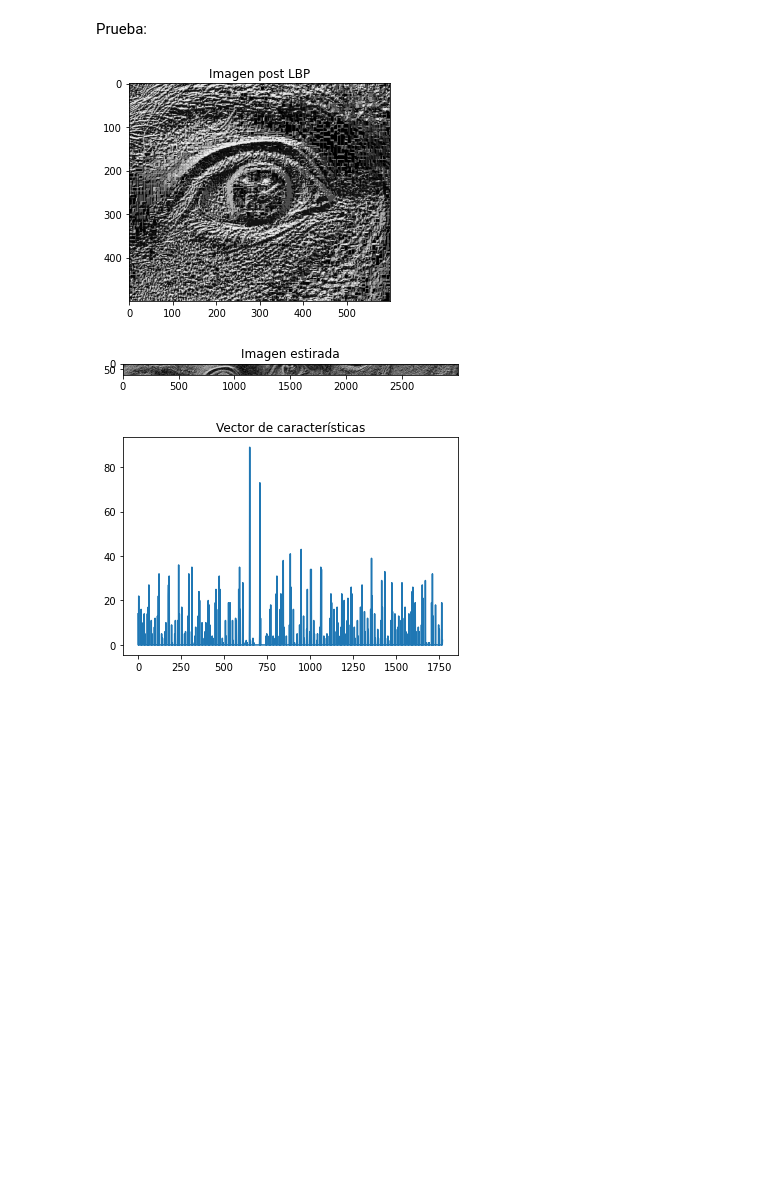
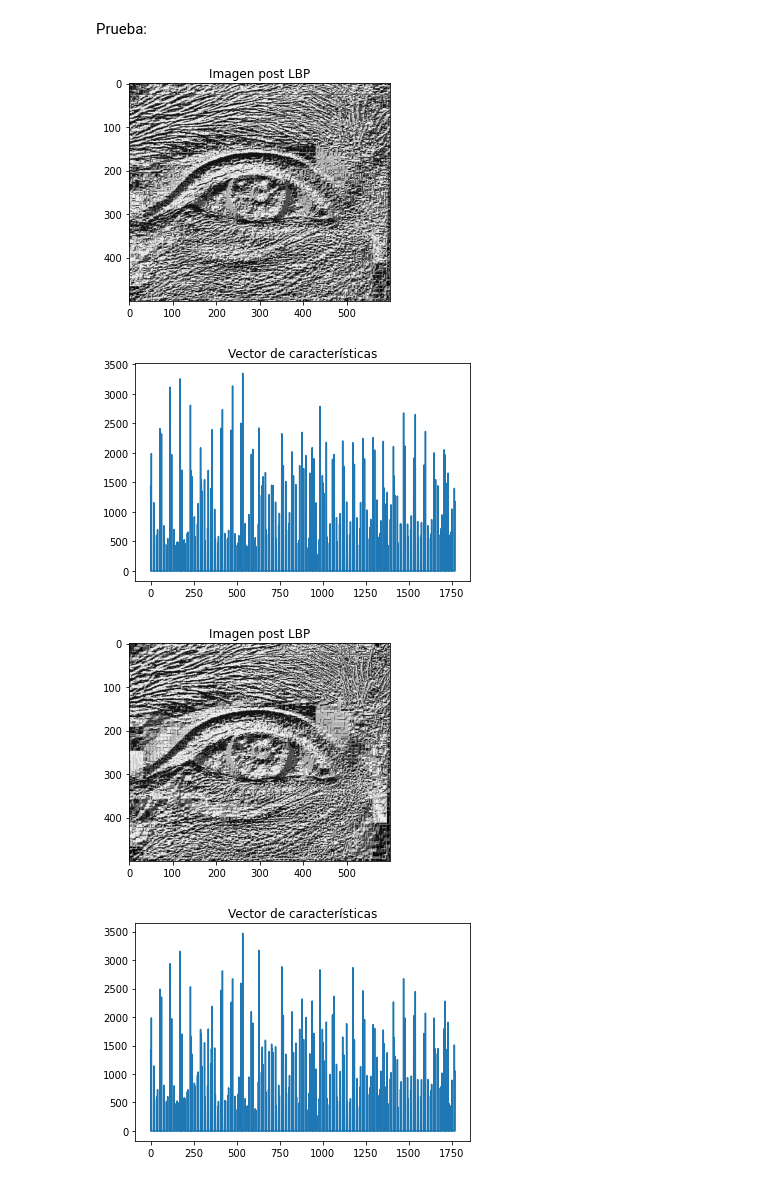
Before and after one commit to DiegoPincheiraIb/EL5206_Assignments, a Jupyter notebook: Experiencia_2/Experiencia_2_EL5206.ipynb, the cells around one changed output. Drawn from its saved outputs; the diff is of its cells as text; code cells hidden in the pictures; blank space fills up the shorter version.

```diff
--- a/Experiencia_2/Experiencia_2_EL5206.ipynb
+++ b/Experiencia_2/Experiencia_2_EL5206.ipynb
@@ -33,19 +50,24 @@ Str_Gal = 'ojos_gal/'
 Str_Impostor = 'ojos_impostor/ojos_impostor/'
 Str_Test = 'ojos_test/'
 Listado_Gal = os.listdir(Str_Gal)
+Listado_Gal = natsorted(Listado_Gal)
 Listado_Impostor = os.listdir(Str_Impostor)
+Listado_Impostor = natsorted(Listado_Impostor)
 Listado_Test = os.listdir(Str_Test)
+Listado_Test = natsorted(Listado_Test)
 # %% [markdown]
 ## Función para convertir a escala de grises:
 # %%
 Listado_Gal_Gris = []
 for imagen in Listado_Gal:
-  Listado_Gal_Gris.append(color.rgb2gray(io.imread(Str_Gal + imagen)))
+  print(Str_Gal + imagen)
+  Listado_Gal_Gris.append(exposure.equalize_adapthist(color.rgb2gray(io.imread(Str_Gal + imagen))))
 
 Listado_Impostor_Gris = []
 for imagen in Listado_Impostor:
-  Listado_Impostor_Gris.append(color.rgb2gray(io.imread(Str_Impostor + imagen)))
+  Listado_Impostor_Gris.append(exposure.equalize_adapthist(color.rgb2gray(io.imread(Str_Impostor + imagen))))
 
 Listado_Test_Gris = []
 for imagen in Listado_Test:
-  Listado_Test_Gris.append(color.rgb2gray(io.imread(Str_Test + imagen)))
+  print(Str_Test + imagen)
+  Listado_Test_Gris.append(exposure.equalize_adapthist(color.rgb2gray(io.imread(Str_Test + imagen))))
@@ -66,8 +109,6 @@ def LBP(ImagenGris_Matriz):
           if fila != 0 and columna !=0:
             if ImagenGris_Matriz[row+fila,column+columna] > mask[1,1]:
               mask[fila, columna] = 1
-            else:
-              mask[fila, columna] = 0
       Numero_Entero = np.sum(mask * Mascara_Valores)
       Matriz_Final_Copia[row, column] = Numero_Entero
 
@@ -105,0 +151,8 @@ def Calculador_Vector_Caract(Matriz_Obj,Stride_Obj):
+# %%
+def Extraer_Caract(Imagen, Normalizar=False):
+  Hist_Arr = np.zeros((0,))
+  for row in range(0, Imagen.shape[0], 100):
+    for col in range(0, Imagen.shape[1], 100):
+      hist, bin_edges = np.histogram(Imagen[row:row+100, col:col+100], bins=59, density=Normalizar)
+      Hist_Arr = np.concatenate((Hist_Arr, hist))
+  return Hist_Arr
@@ -106,20 +252,36 @@ def Calculador_Vector_Caract(Matriz_Obj,Stride_Obj):
 # %% [markdown]
 Prueba:
+# %%
+# --------------------------------------
+Prueba = Listado_Impostor_Gris[1]
+Matriz_LBP = LBP(Prueba)
+plt.title('Imagen post LBP')
+Imagen_Plot(Matriz_LBP)
+hist_arr = Extraer_Caract(Matriz_LBP, True)
+plt.plot(hist_arr)
+plt.title('Vector de características')
+plt.show()
+# --------------------------------------
+Prueba = Listado_Gal_Gris[1]
+Matriz_LBP = LBP(Prueba)
+plt.title('Imagen post LBP')
+Imagen_Plot(Matriz_LBP)
+hist_arr = Extraer_Caract(Matriz_LBP, True)
+plt.plot(hist_arr)
+plt.title('Vector de características')
+plt.show()
+# %% [output]
+[figure, added]
+[figure, added]
+[figure, added]
+[figure, added]
 # %%
-Prueba = Listado_Gal_Gris[7]
-Matriz_LBP = LBP(Prueba)
+#Prueba = Listado_Gal_Gris[6]
+#Matriz_LBP = LBP(Prueba)
+Matriz_LBP = Test_LBP[6]
 plt.title('Imagen post LBP')
 Imagen_Plot(Matriz_LBP)
-Stride = 100
-Width = 100
-Estirador_Prueba = Estirador_Imagen(Matriz_LBP, Stride, Width)
-plt.title('Imagen estirada')
-Imagen_Plot(Estirador_Prueba)
-Vector_Caract_Prueba = Calculador_Vector_Caract(Estirador_Prueba, Stride)
-plt.plot(Vector_Caract_Prueba)
+hist_arr = Extraer_Caract(Matriz_LBP)
+plt.plot(hist_arr)
 plt.title('Vector de características')
 plt.show()
-# %% [output]
-[figure, removed]
-[figure, removed]
-[figure, removed]
```
Also changed, not shown: parts of 23 cells of this notebook.
